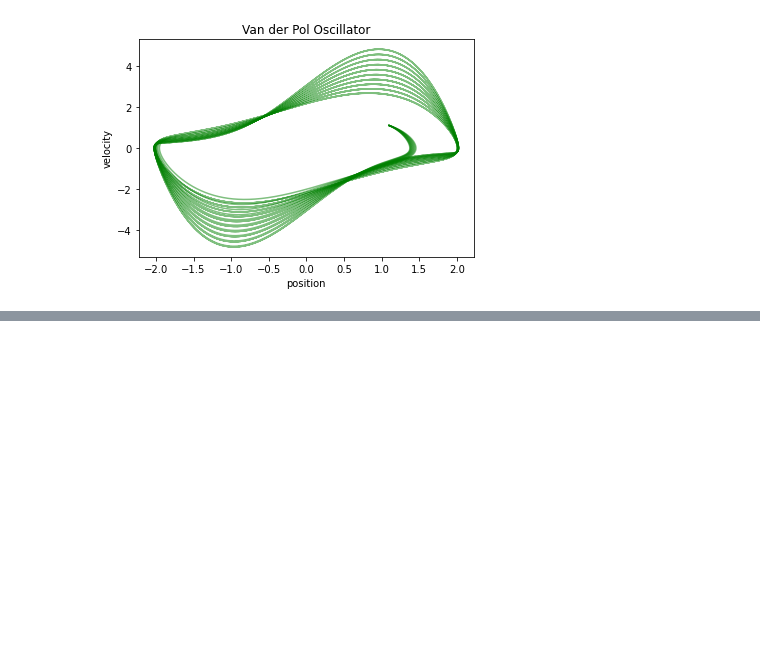
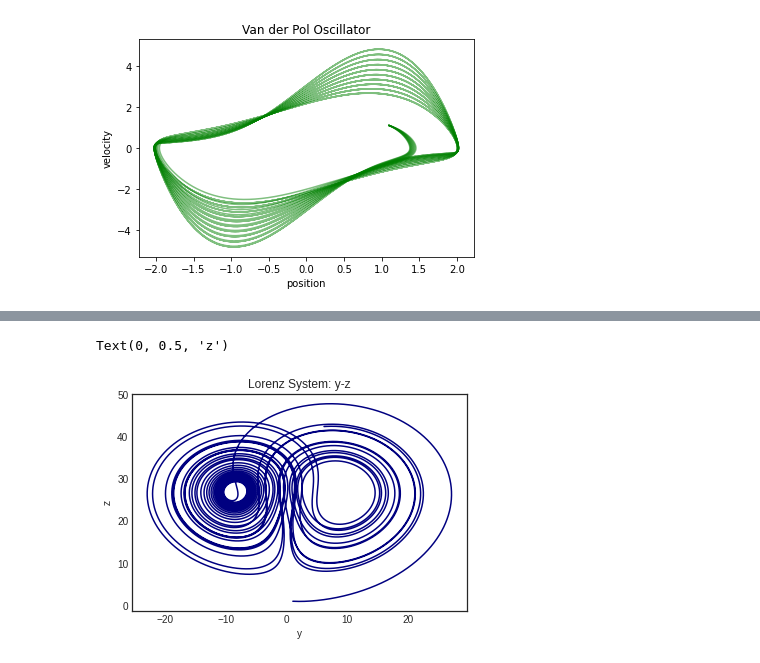
Before and after one commit to andreaspzeniou/Differential-equations, a Jupyter notebook: Ordinary_Differential_Equations.ipynb, the cells around one changed output, grey strips where cells are left out. Saved outputs shown, nothing was run; the diff lists cells and outputs as text; code cells hidden in the pictures; blank space fills up the shorter version.

```diff
--- a/Ordinary_Differential_Equations.ipynb
+++ b/Ordinary_Differential_Equations.ipynb
@@ -355,0 +413,8 @@ plt.plot([1.4],[1.0],marker='o', color='white')
+# %%
+plt.plot(df['y'],df['z'],c='navy')
+plt.title('Lorenz System: y-z')
+plt.xlabel('y')
+plt.ylabel('z')
+# %% [output]
+Text(0, 0.5, 'z')
+[figure, added]
```
Also changed, not shown: parts of 11 cells of this notebook.
